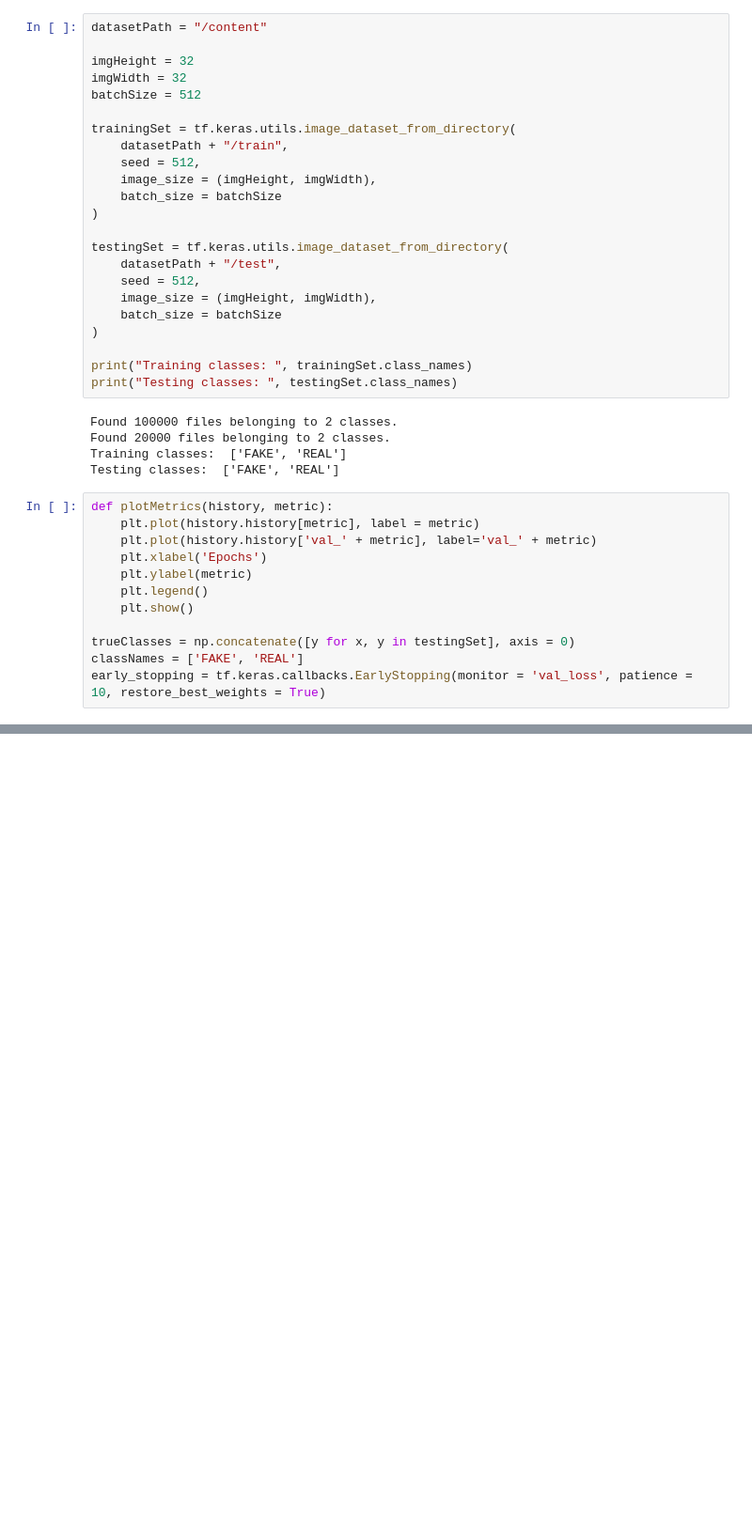
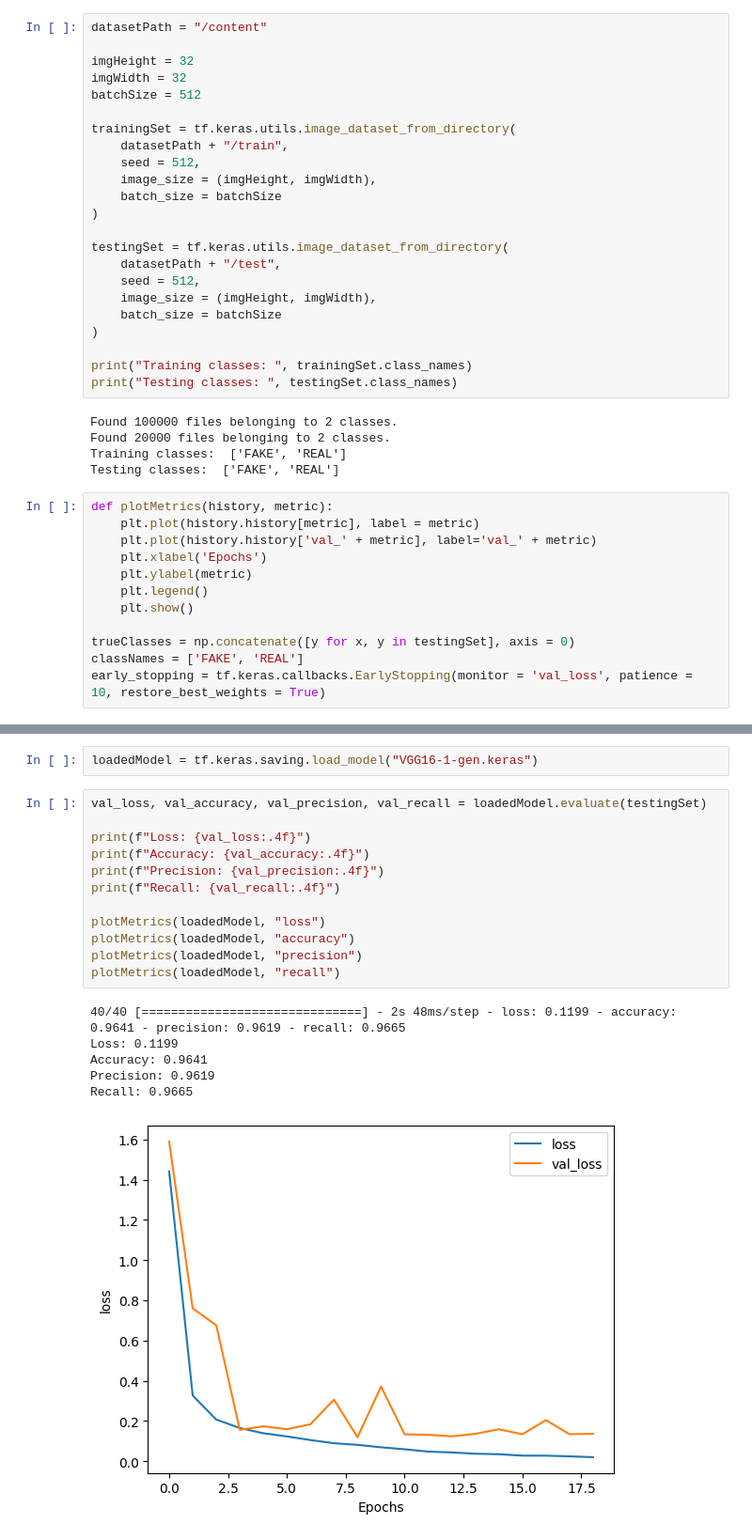
Before and after one commit to Squbaany/Neuronki, a Jupyter notebook: Neronki.ipynb, the cells around one changed output, grey strips where cells are left out. Shown: that part at 94% size. Cells and saved outputs as stored; diff of their text form; blank space fills up the shorter version.

```diff
--- a/Neronki.ipynb
+++ b/Neronki.ipynb
@@ -148,0 +164,21 @@ KeyboardInterrupt:
+# %%
+loadedModel = tf.keras.saving.load_model("VGG16-1-gen.keras")
+# %%
+val_loss, val_accuracy, val_precision, val_recall = loadedModel.evaluate(testingSet)
+
+print(f"Loss: {val_loss:.4f}")
+print(f"Accuracy: {val_accuracy:.4f}")
+print(f"Precision: {val_precision:.4f}")
+print(f"Recall: {val_recall:.4f}")
+
+plotMetrics(loadedModel, "loss")
+plotMetrics(loadedModel, "accuracy")
+plotMetrics(loadedModel, "precision")
+plotMetrics(loadedModel, "recall")
+# %% [output]
+40/40 [==============================] - 2s 48ms/step - loss: 0.1199 - accuracy: 0.9641 - precision: 0.9619 - recall: 0.9665
+Loss: 0.1199
+Accuracy: 0.9641
+Precision: 0.9619
+Recall: 0.9665
+[figure, added]
```
Also changed, not shown: parts of 5 cells of this notebook.
